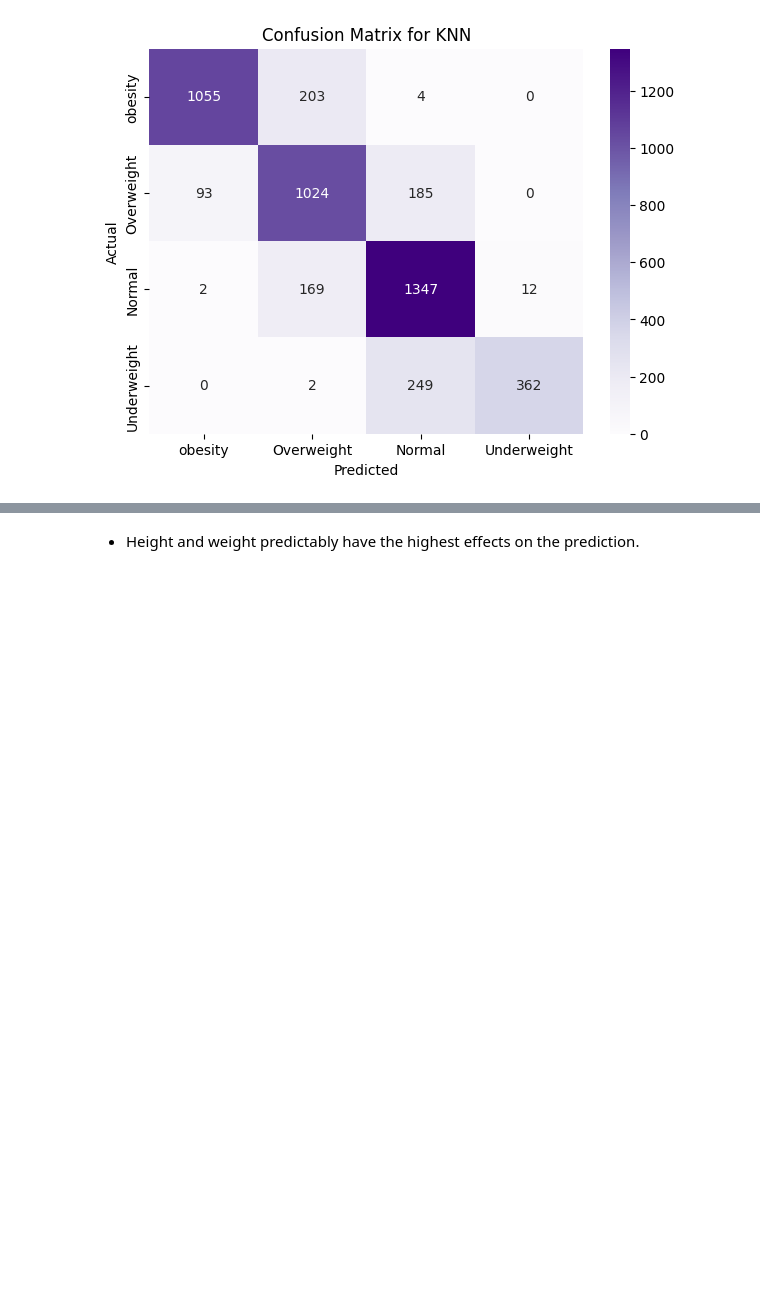
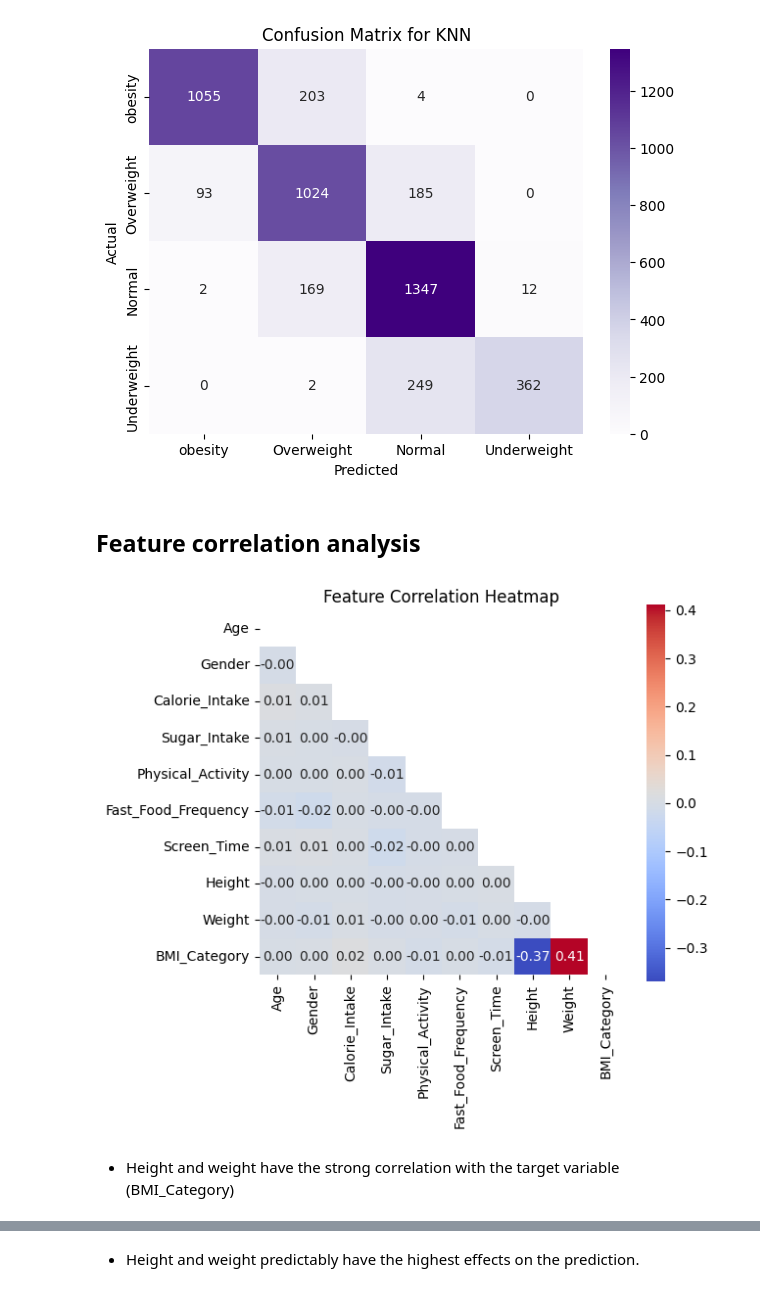
Before and after one commit to syedokun/HAD7001, a Jupyter notebook: Datathon_1/Datathon_1.ipynb, the cells around one changed output, grey strips where cells are left out. Cells and saved outputs as stored; diff of their text form; code cells hidden in the pictures; blank space fills up the shorter version.

Commit message:
[ENH]: Adds a correlation heatmap

```diff
--- a/Datathon_1/Datathon_1.ipynb
+++ b/Datathon_1/Datathon_1.ipynb
@@ -319,3 +324,24 @@ plt.title('Confusion Matrix for KNN')
 plt.show()
 # %% [output]
 [figure]
+# %% [markdown]
+## Feature correlation analysis
+# %%
+vis_df = pd.DataFrame(X_train, columns = X.columns)
+vis_df['BMI_Category']= y_train.values
+
+
+label_encoder = LabelEncoder()
+vis_df['BMI_Category'] = label_encoder.fit_transform(vis_df['BMI_Category'])
+
+corr_mtx = vis_df.corr()
+mask = np.triu(np.ones_like(corr_mtx, dtype=bool))
+
+plt.figure(figsize=(6,5))
+sns.heatmap(corr_mtx, annot=True, cmap='coolwarm', fmt='.2f', mask=mask, square=True)
+plt.title("Feature Correlation Heatmap")
+plt.show()
+# %% [output]
+[figure, added]
+# %% [markdown]
+- Height and weight have the strong correlation with the target variable (BMI_Category)
```
Also changed, not shown: parts of 16 cells of this notebook.
